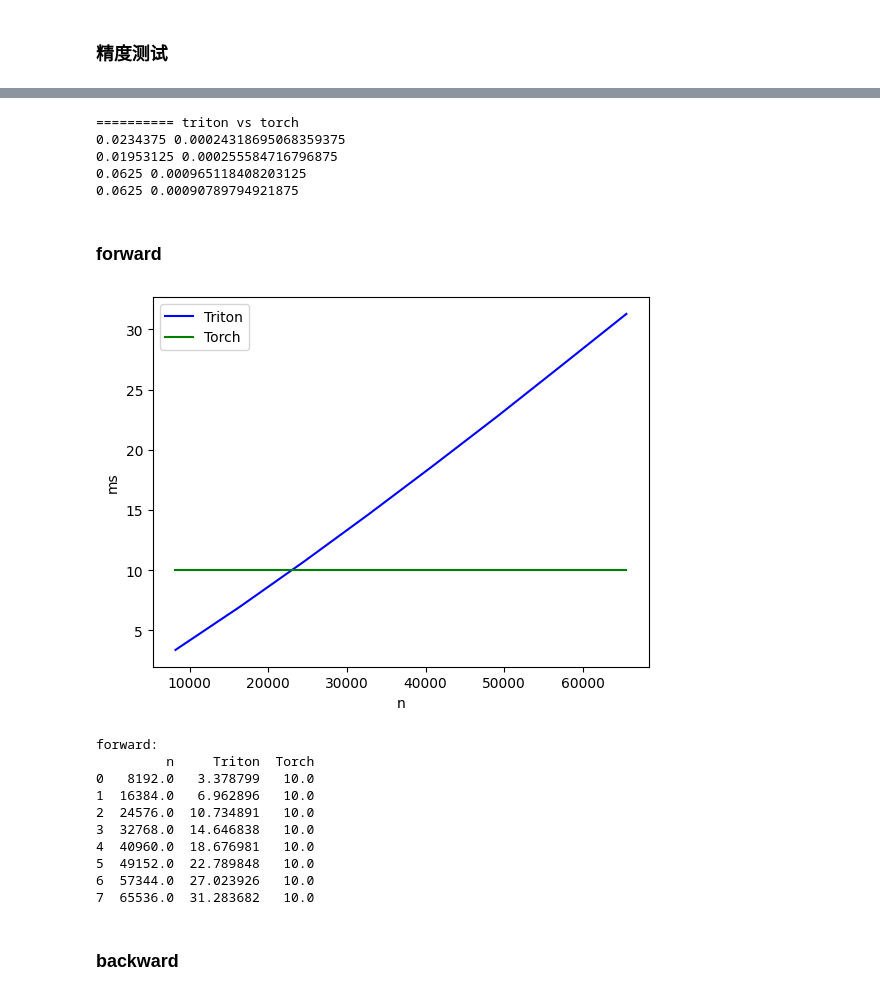
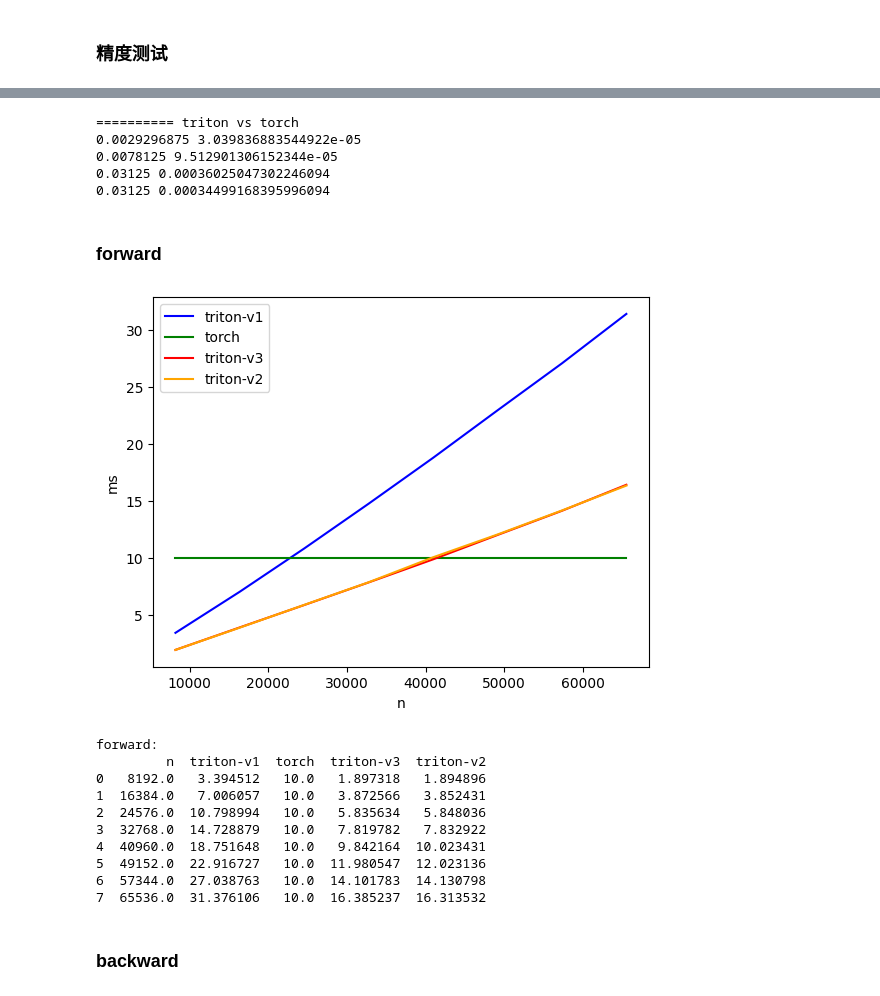
Before and after one commit to mdy666/mdy_triton, a Jupyter notebook: others/nsa_attention/精度和性能测试.ipynb, the cells around one changed output, grey strips where cells are left out. Cells and saved outputs as stored; diff of their text form; code cells hidden in the pictures.

```diff
--- a/others/nsa_attention/精度和性能测试.ipynb
+++ b/others/nsa_attention/精度和性能测试.ipynb
@@ -295,13 +301,14 @@ torch.cuda.empty_cache()
         x_names=['n'],  # argument names to use as an x-axis for the plot
         x_vals=[8192 * i for i in range(1, 8+1)],  # different possible values for `x_name`
         line_arg='provider',  # argument name whose value corresponds to a different line in the plot
-        line_vals=['triton', 'torch', 'flex'],  # possible values for `line_arg``
+        line_vals=['triton-v1', 'torch', 'flex', 'triton-v2'],  # possible values for `line_arg``
         line_names=[
-            "Triton",
+            "triton-v1",
             "Torch",
             "Flex",
+            "triton-v2",
         ],  # label name for the lines
-        styles=[('blue', '-'), ('green', '-'), ('red', '-')],  # line styles
+        styles=[('blue', '-'), ('green', '-'), ('red', '-'), ('orange', '-')],  # line styles
         ylabel="ms",  # label name for the y-axis
         plot_name="backward",  # name for the plot. Used also as a file name for saving the plot.
         args={'b':1, 'qh':64, 'kh':4, 'd':128, 'vd':128, 'stride':16, 'kernel_size':32},  # values for function arguments not in `x_names` and `y_name`
@@ -324,8 +331,12 @@ def benchmark(b, qh, kh, n, d,vd, stride, kernel_size, provider):
         y = torch_cmp_attn(q, ck, cv, kernel_size, stride)
         dy = torch.randn_like(y)
         ms = triton.testing.do_bench(lambda: y.backward(dy, retain_graph=True), grad_to_none=[q, ck, cv])
-    if provider == 'triton':
-        y, _ = triton_compress_attn(q, ck, cv, kernel_size, stride)
+    if provider == 'triton-v1':
+        y, _ = triton_compress_attn_v1(q, ck, cv, kernel_size, stride)
+        dy = torch.randn_like(y)
+        ms = triton.testing.do_bench(lambda: y.backward(dy, retain_graph=True), grad_to_none=[q, ck, cv])
+    if provider == 'triton-v2':
+        y, _ = triton_compress_attn_v2(q, ck, cv, kernel_size, stride)
         dy = torch.randn_like(y)
         ms = triton.testing.do_bench(lambda: y.backward(dy, retain_graph=True), grad_to_none=[q, ck, cv])
     if provider == 'flex':
@@ -451,7 +464,7 @@ select_size = 64
 top_n = 16
 b, qh, kh, d, vd = 1, 64, 4, 128, 128
 device = 'cuda'
-dtype = torch.bfloat16
+dtype = torch.float16
 num_blocks = (n-kernel_size) // stride + 1
 q1 = torch.randn(b, n, qh, d, device=device, dtype=dtype)
 k1 = torch.randn(b, n, kh, d, device=device, dtype=dtype)
@@ -479,7 +481,7 @@ tensor([[   1,    2,    3,  ...,    0,    0,    0],
 # %%
 
 y1 = torch_select_attn(q1, k1, v1, select_size, fwd_ind.to(torch.int64))
-y2 = triton_select_attn(q2, k2, v2, select_size, fwd_ind, bwd_ind, inplace=False)
+y2 = triton_select_attn_v3(q2, k2, v2, select_size, fwd_ind, bwd_ind, inplace=False)
 dy1 = torch.randn_like(y1)
 dy2 = torch.randn_like(y2)
 dy2.data.copy_(dy1)
@@ -492,10 +494,10 @@ print((k1.grad-k2.grad).abs().max().item(), (k1.grad-k2.grad).abs().mean().item(
 print((v1.grad-v2.grad).abs().max().item(), (v1.grad-v2.grad).abs().mean().item())
 # %% [output]
 ========== triton vs torch
-0.0234375 0.00024318695068359375
-0.01953125 0.000255584716796875
-0.0625 0.000965118408203125
-0.0625 0.00090789794921875
+0.0029296875 3.039836883544922e-05
+0.0078125 9.512901306152344e-05
+0.03125 0.00036025047302246094
+0.03125 0.00034499168395996094
 # %% [markdown]
 ### forward
 # %%
@@ -505,51 +507,60 @@ torch.cuda.empty_cache()
         x_names=['n'],  # argument names to use as an x-axis for the plot
         x_vals=[8192 * i for i in range(1, 8+1)],  # different possible values for `x_name`
         line_arg='provider',  # argument name whose value corresponds to a different line in the plot
-        line_vals=['triton', 'torch'],  # possible values for `line_arg``
+        line_vals=['triton-v1', 'torch', 'triton-v3', 'triton-v2'],  # possible values for `line_arg``
         line_names=[
-            "Triton",
-            "Torch",
+            "triton-v1",
+            "torch",
+            "triton-v3",
+            "triton-v2",
         ],  # label name for the lines
-        styles=[('blue', '-'), ('green', '-')],  # line styles
+        styles=[('blue', '-'), ('green', '-'), ('red', '-'), ('orange', '-')],  # line styles
         ylabel="ms",  # label name for the y-axis
         plot_name="forward",  # name for the plot. Used also as a file name for saving the plot.
         args={'b':1, 'qh':64, 'kh':4, 'd':128, 'vd':128, 'stride':16, 'kernel_size':32, 'select_size': 64, 'top_n':16},  # values for function arguments not in `x_names` and `y_name`
     ))
 def benchmark(b, qh, kh, n, d, vd, stride, kernel_size, select_size, top_n, provider):
     device = 'cuda'
     dtype = torch.bfloat16
     device = 'cuda'
     dtype = torch.bfloat16
     num_blocks = (n-kernel_size) // stride + 1
     q = torch.randn(b, n, qh, d, device=device, dtype=dtype)
     k = torch.randn(b, n, kh, d, device=device, dtype=dtype)
     v = torch.randn(b, n, kh, vd, device=device, dtype=dtype)
     ck = torch.randn(b, num_blocks, kh, d, device=device, dtype=dtype)
     lse = torch.rand(b, qh, n, device=device, dtype=torch.float32) + 4
     _, fwd_ind, bwd_ind = select_for_fwd_bwd(q, ck, lse, kernel_size, stride, select_size, top_n)
     stream = torch.cuda.Stream()
     torch.cuda.set_stream(stream)
     if provider == 'torch':
-        return 10
+        if n > 4096:
+            return 10
         ms = triton.testing.do_bench(lambda: torch_select_attn(q, k, v, select_size, fwd_ind))
         # ms = triton.testing.do_bench(lambda: select_attn(q, k, v, select_size, ind))
-    if provider == 'triton':
+    if provider == 'triton-v1':
         # return 10
-        ms = triton.testing.do_bench(lambda: triton_select_attn(q, k, v, select_size, fwd_ind, bwd_ind))
+        ms = triton.testing.do_bench(lambda: triton_select_attn_v1(q, k, v, select_size, fwd_ind, bwd_ind))
+    if provider == 'triton-v2':
+        # return 10
+        ms = triton.testing.do_bench(lambda: triton_select_attn_v2(q, k, v, select_size, fwd_ind, bwd_ind))
+    if provider == 'triton-v3':
+        # return 10
+        ms = triton.testing.do_bench(lambda: triton_select_attn_v3(q, k, v, select_size, fwd_ind, bwd_ind))
     return ms
 benchmark.run(show_plots=True, print_data=True)
 # %% [output]
-[figure, old version]
+[figure, new version]
 forward:
-         n     Triton  Torch
-0   8192.0   3.378799   10.0
-1  16384.0   6.962896   10.0
-2  24576.0  10.734891   10.0
-3  32768.0  14.646838   10.0
-4  40960.0  18.676981   10.0
-5  49152.0  22.789848   10.0
-6  57344.0  27.023926   10.0
-7  65536.0  31.283682   10.0
+         n  triton-v1  torch  triton-v3  triton-v2
+0   8192.0   3.394512   10.0   1.897318   1.894896
+1  16384.0   7.006057   10.0   3.872566   3.852431
+2  24576.0  10.798994   10.0   5.835634   5.848036
+3  32768.0  14.728879   10.0   7.819782   7.832922
+4  40960.0  18.751648   10.0   9.842164  10.023431
+5  49152.0  22.916727   10.0  11.980547  12.023136
+6  57344.0  27.038763   10.0  14.101783  14.130798
+7  65536.0  31.376106   10.0  16.385237  16.313532
 # %% [markdown]
 ### backward
 # %%
```
Also changed, not shown: parts of 11 cells of this notebook, 12 other files.
